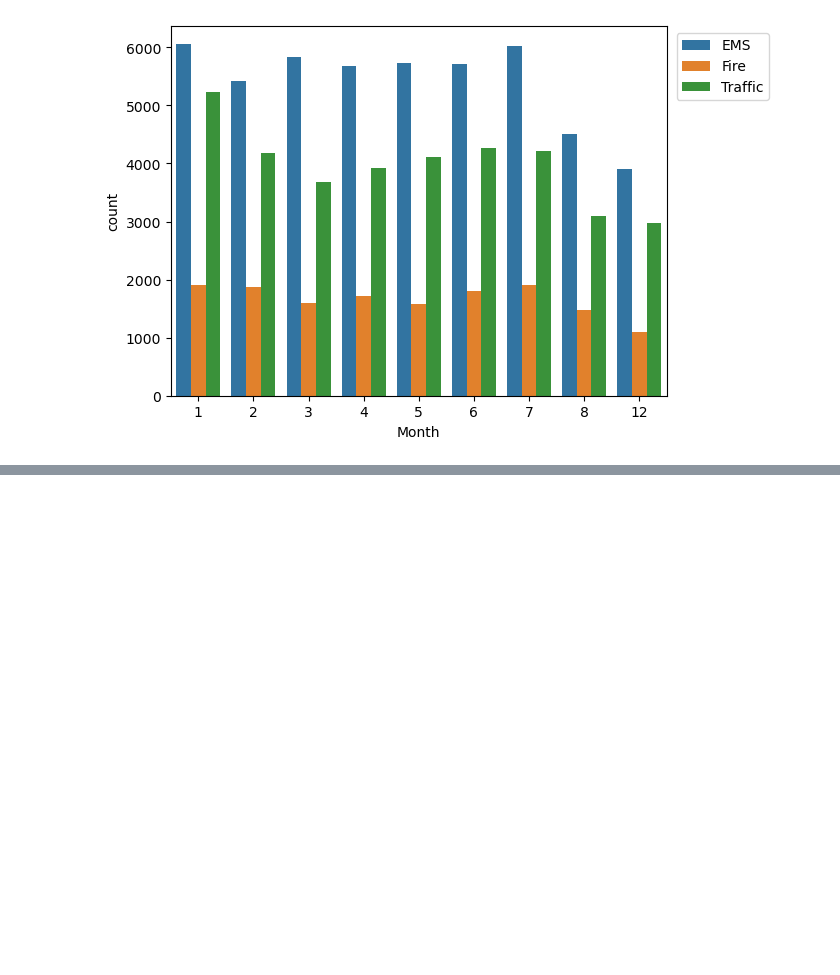
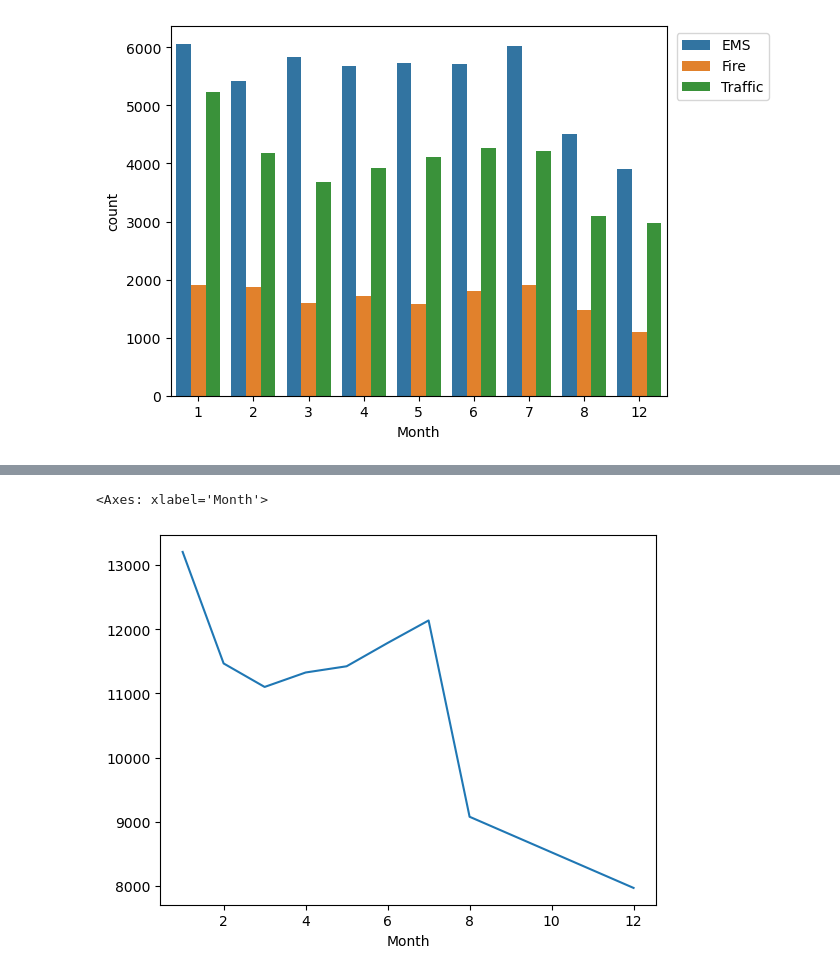
Before and after one commit to ramachandramerla/911-Analysis, a Jupyter notebook: 911_calls.ipynb, the cells around one changed output, grey strips where cells are left out. Cells and saved outputs as stored; diff of their text form; code cells hidden in the pictures; blank space fills up the shorter version.

```diff
--- a/911_calls.ipynb
+++ b/911_calls.ipynb
@@ -158,3 +156,6 @@ plt.legend(loc=(1.02,0.8))
 # %% [output]
 <matplotlib.legend.Legend at 0x...>
 [figure]
+# %%
+bymonth=df.groupby('Month').count()
+bymonth
@@ -160,0 +174,6 @@ plt.legend(loc=(1.02,0.8))
+# %%
+#to see the trending of the missing months from the above graphs
+bymonth['lat'].plot()
+# %% [output]
+<Axes: xlabel='Month'>
+[figure, added]
```
Also changed, not shown: parts of 2 cells of this notebook.
